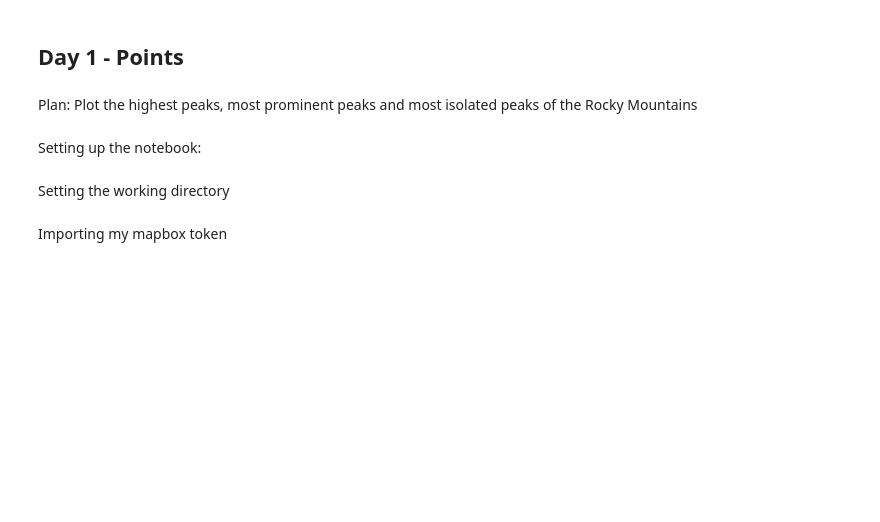
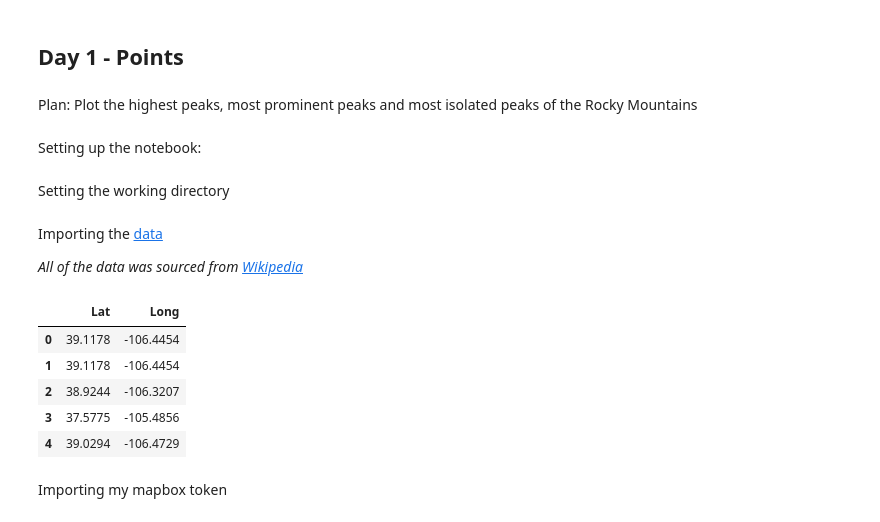
Before and after one commit to VikkiWalls/30-Day-Map-Challenge-2023, a Jupyter notebook: Code/Day 1.ipynb, the cells around one changed output. Cells and saved outputs as stored; diff of their text form; code cells hidden in the pictures; blank space fills up the shorter version.

```diff
--- a/Code/Day 1.ipynb
+++ b/Code/Day 1.ipynb
@@ -22,0 +23,15 @@ outpath = os.chdir("c:\\Users\\vicks\\OneDrive\\Data Science (not uni)\\Portfoli
+# %% [markdown]
+Importing the [data](https://github.com/VikkiWalls/30-Day-Map-Challenge-2023/tree/main/Other%20Files/Hand%20Collated%20Data)
+
+_All of the data was sourced from [Wikipedia](https://en.wikipedia.org/wiki/List_of_mountain_peaks_of_the_Rocky_Mountains#Highest_major_summits)_
+# %%
+#Tallest Peaks
+TallPeaks = pd.read_csv("Day 1 - 100 tallest peaks.csv")
+TallPeaks.head()
+# %% [output]
+|  | Lat | Long |
+| 0 | 39.1178 | -106.4454 |
+| 1 | 39.1178 | -106.4454 |
+| 2 | 38.9244 | -106.3207 |
+| 3 | 37.5775 | -105.4856 |
+| 4 | 39.0294 | -106.4729 |
```
Also changed, not shown: parts of 12 cells of this notebook.
